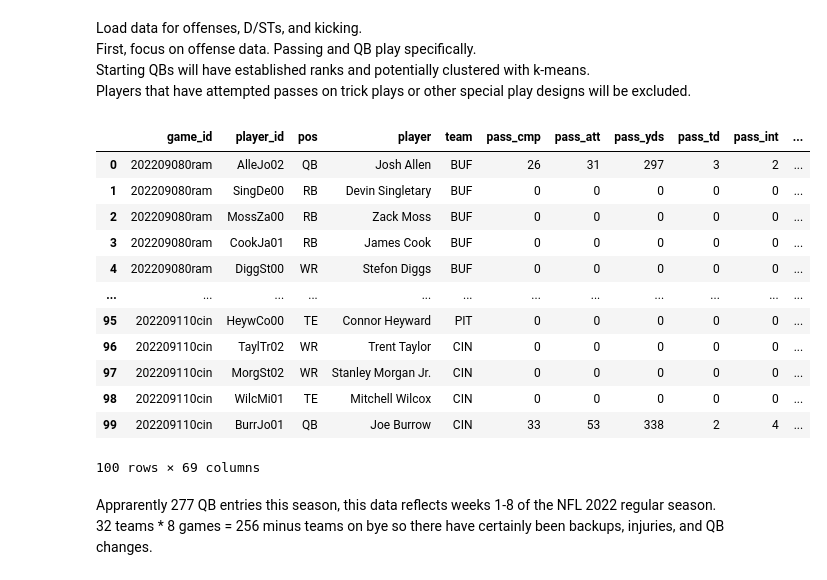
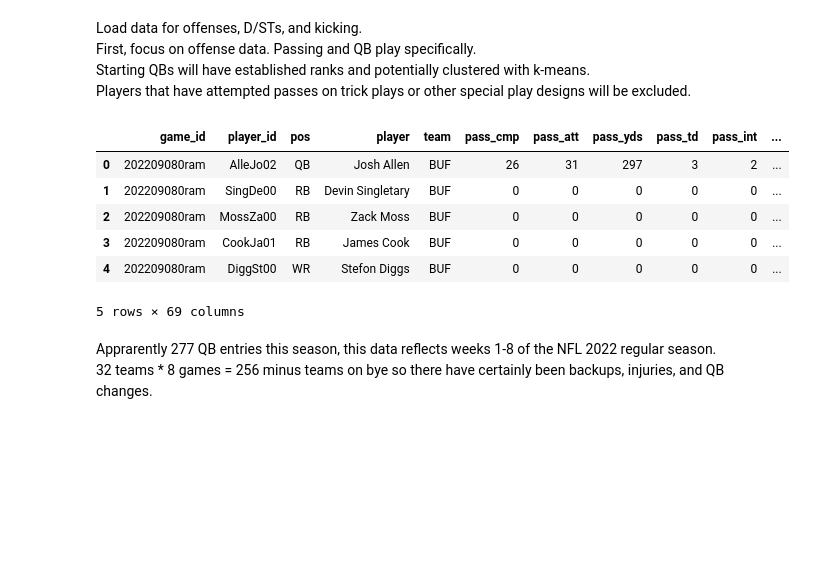
Before and after one commit to cyborgsage/NFL-wk9-analysis, a Jupyter notebook: NFL-wk9-analysis.ipynb, the cells around one changed output. Saved outputs shown, nothing was run; the diff lists cells and outputs as text; code cells hidden in the pictures; blank space fills up the shorter version.

```diff
--- a/NFL-wk9-analysis.ipynb
+++ b/NFL-wk9-analysis.ipynb
@@ -22,21 +22,15 @@ First, focus on offense data. Passing and QB play specifically. <br>
 Starting QBs will have established ranks and potentially clustered with k-means. <br>
 Players that have attempted passes on trick plays or other special play designs will be excluded.
 # %%
-offense_df[0:100]
+offense_df.head()
 # %% [output]
 |  | game_id | player_id | pos | player | team | pass_cmp | pass_att | pass_yds | pass_td | pass_int | ... |
 | 0 | 202209080ram | AlleJo02 | QB | Josh Allen | BUF | 26 | 31 | 297 | 3 | 2 | ... |
 | 1 | 202209080ram | SingDe00 | RB | Devin Singletary | BUF | 0 | 0 | 0 | 0 | 0 | ... |
 | 2 | 202209080ram | MossZa00 | RB | Zack Moss | BUF | 0 | 0 | 0 | 0 | 0 | ... |
 | 3 | 202209080ram | CookJa01 | RB | James Cook | BUF | 0 | 0 | 0 | 0 | 0 | ... |
 | 4 | 202209080ram | DiggSt00 | WR | Stefon Diggs | BUF | 0 | 0 | 0 | 0 | 0 | ... |
-| ... | ... | ... | ... | ... | ... | ... | ... | ... | ... | ... | ... |
-| 95 | 202209110cin | HeywCo00 | TE | Connor Heyward | PIT | 0 | 0 | 0 | 0 | 0 | ... |
-| 96 | 202209110cin | TaylTr02 | WR | Trent Taylor | CIN | 0 | 0 | 0 | 0 | 0 | ... |
-| 97 | 202209110cin | MorgSt02 | WR | Stanley Morgan Jr. | CIN | 0 | 0 | 0 | 0 | 0 | ... |
-| 98 | 202209110cin | WilcMi01 | TE | Mitchell Wilcox | CIN | 0 | 0 | 0 | 0 | 0 | ... |
-| 99 | 202209110cin | BurrJo01 | QB | Joe Burrow | CIN | 33 | 53 | 338 | 2 | 4 | ... |
-100 rows × 69 columns
+5 rows × 69 columns
 # %%
 # qbs_df = []
 # for entry in offense_df:
```
Also changed, not shown: parts of 40 cells of this notebook, 5 other files.
